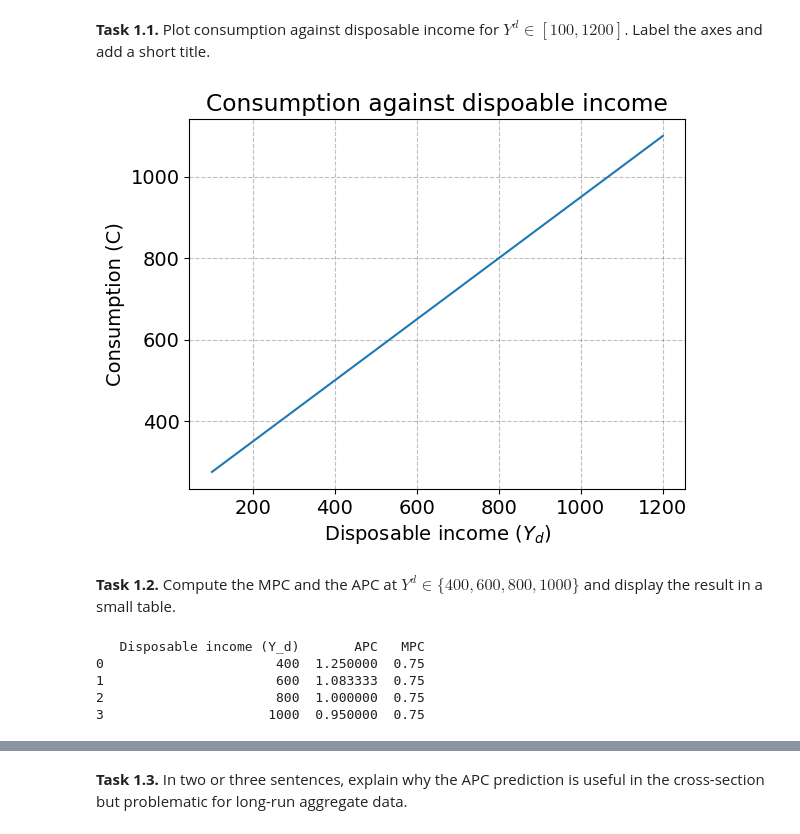
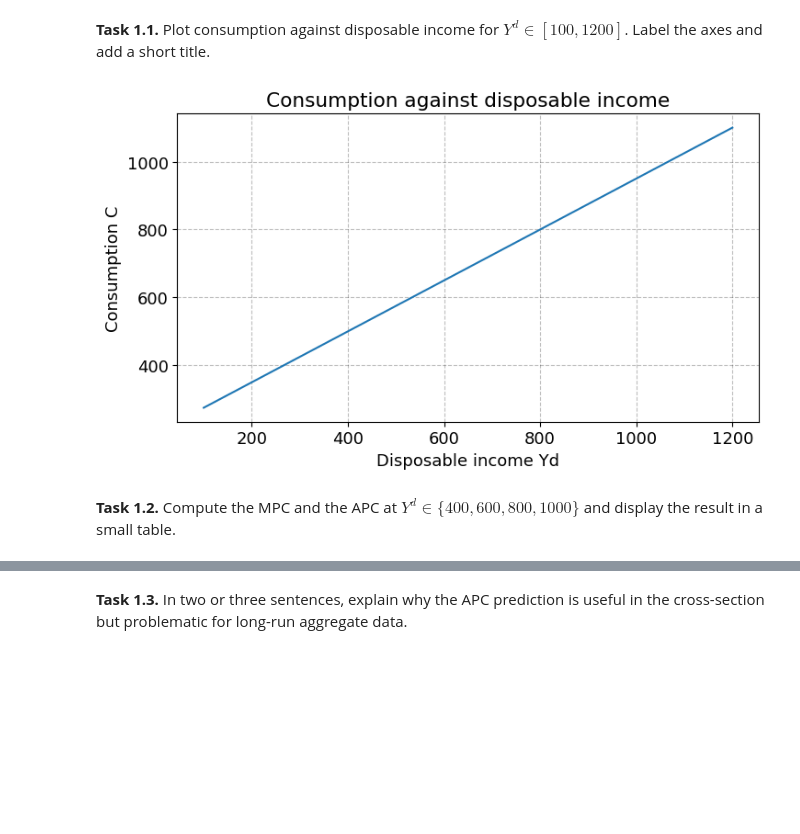
Before and after one commit to dadyownes15/Macroeconomics-B, a Jupyter notebook: week_3/week_consumption_XX.ipynb, the cells around one changed output, grey strips where cells are left out. Cells and saved outputs as stored; diff of their text form; code cells hidden in the pictures; blank space fills up the shorter version.

```diff
--- a/week_3/week_consumption_XX.ipynb
+++ b/week_3/week_consumption_XX.ipynb
@@ -29,11 +29,18 @@ import numpy as np
 import pandas as pd
 import matplotlib.pyplot as plt
 import requests
+from dataclasses import dataclass, field
+from pathlib import Path
+from typing import Optional
 
 # Global plot settings
-plt.rcParams.update({'axes.grid': True, 'grid.color': 'black',
-                     'grid.alpha': 0.25, 'grid.linestyle': '--'})
-plt.rcParams.update({'font.size': 14})
+plt.rcParams.update({
+    'axes.grid': True,
+    'grid.color': 'black',
+    'grid.alpha': 0.25,
+    'grid.linestyle': '--',
+    'font.size': 13,
+})
 
 # Reproducibility
 rng = np.random.default_rng(2025)
@@ -69,55 +113,21 @@ This part implements $C = \bar C + b Y^d$ and checks what it predicts for the MP
 # %% [markdown]
 **Task 1.1.** Plot consumption against disposable income for $Y^d \in [100, 1200]$. Label the axes and add a short title.
 # %%
-# write your code here
-
-# Def of consumption
-def consumption(Y_d: np.ndarray, b: float = 0.75, C_hat: float = 200) -> np.ndarray:
-    return Y_d*b+C_hat
-
 # Generating interval to align with assignment
-Y_d = np.arange(100,1201,1)
-assert Y_d[0] == 100 and Y_d[-1]==1200, f"Mismatch:  First: {Y_d[0]}, Last: {Y_d[-1]}"
+Yd_grid = np.arange(100, 1201, 1)
 
 # Calculation
-C = consumption(Y_d)
+C_grid = keynesian_consumption(Yd_grid)
 
 # Plotting
-trend = Line(
-    label="Consumption C",
-    xx=Y_d,
-    yy=C,
+plot_lines(
+    [Line(label='Consumption C', xx=Yd_grid, yy=C_grid)],
+    title='Consumption against disposable income',
+    xlabel='Disposable income Yd',
+    ylabel='Consumption C',
+    show_legend=False,
 )
-plot([trend],"Consumption against dispoable income",'Disposable income $(Y_d)$','Consumption (C)')
 # %% [output]
-[figure, old version]
+[figure, new version]
 # %% [markdown]
 **Task 1.2.** Compute the MPC and the APC at $Y^d \in \{400, 600, 800, 1000\}$ and display the result in a small table.
-# %%
-# Define MPC and APC
-def APC(C: np.ndarray, Y_d: np.ndarray):
-    return C/Y_d
-
-def MPC(b: float = 0.75):
-    return b
-
-# Do calculations & Create table
-Y_d = np.arange(400,1200,200)
-C = consumption(Y_d)
-df = pd.DataFrame(
-    {
-       "Disposable income (Y_d)": Y_d,
-       "APC": APC(C,Y_d),
-       "MPC": MPC()
-    }
-)
-
-# Show table
-print(df)
-# print(df.to_latex(index=False))
-# %% [output]
-   Disposable income (Y_d)       APC   MPC
-0                      400  1.250000  0.75
-1                      600  1.083333  0.75
-2                      800  1.000000  0.75
-3                     1000  0.950000  0.75
```
Also changed, not shown: parts of 63 cells of this notebook, 33 other files.
